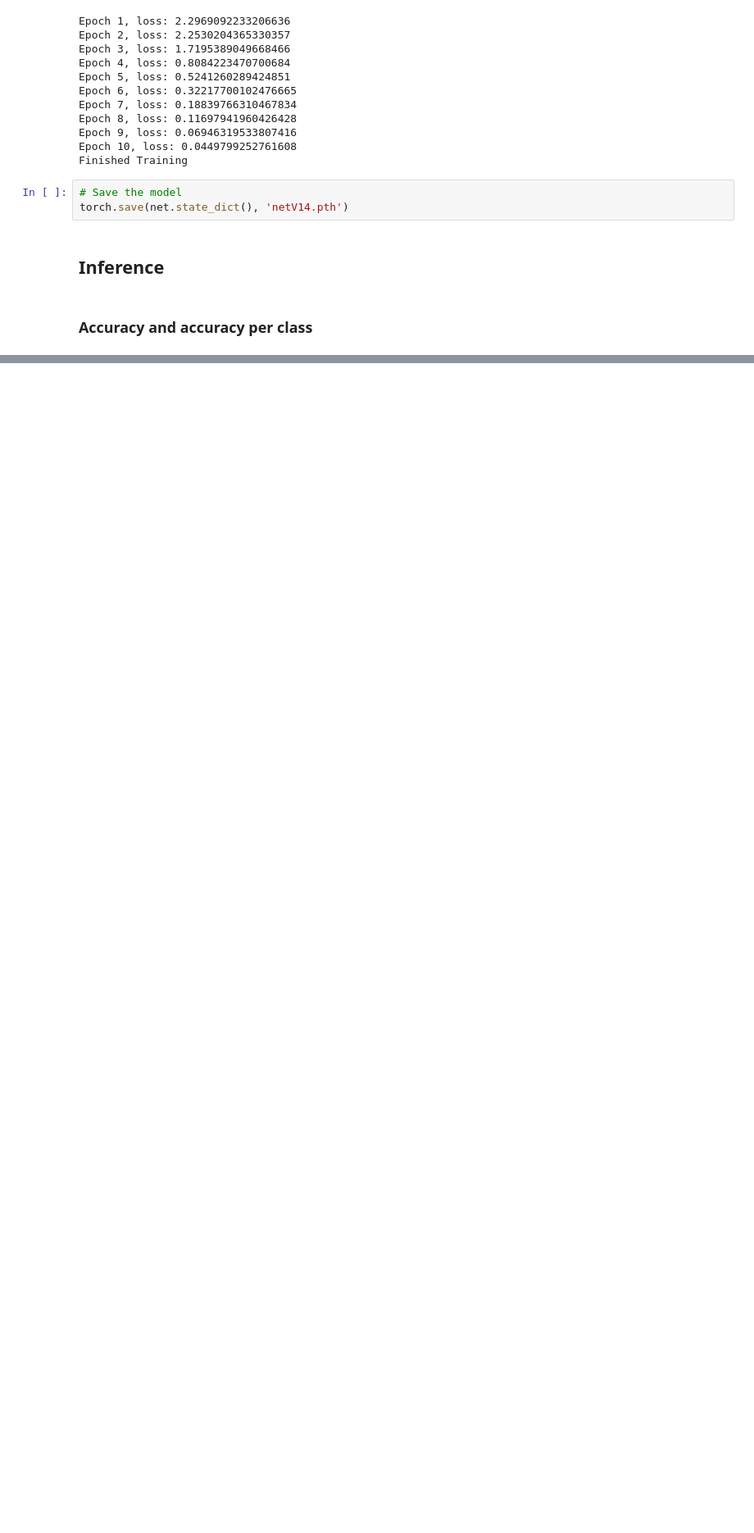
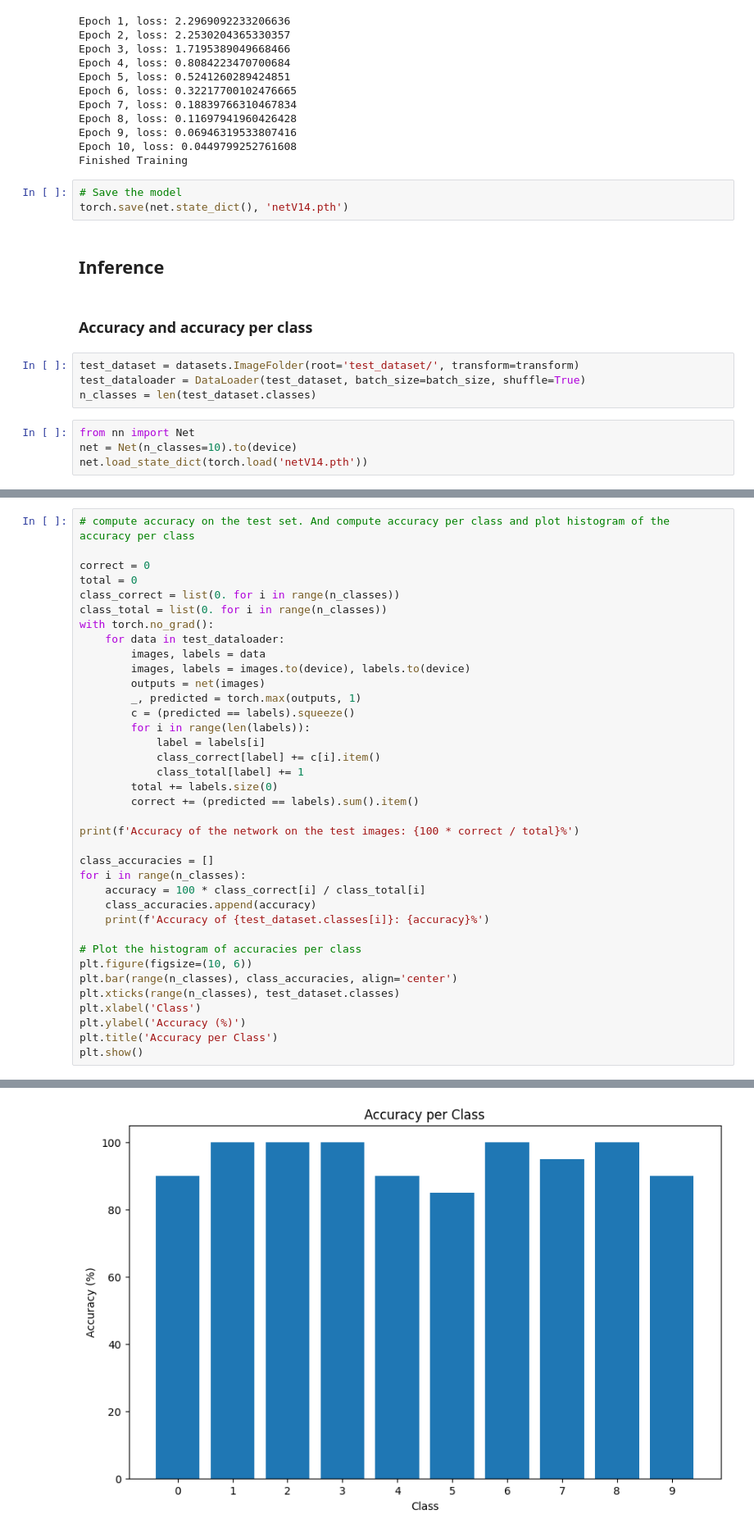
Before and after one commit to LucasColas/Digit-Guesser, a Jupyter notebook: DeepLearning/deep_learning.ipynb, the cells around one changed output, grey strips where cells are left out. Shown: that part at 82% size. Drawn from its saved outputs; the diff is of its cells as text; blank space fills up the shorter version.

```diff
--- a/DeepLearning/deep_learning.ipynb
+++ b/DeepLearning/deep_learning.ipynb
@@ -146,3 +150,11 @@ torch.save(net.state_dict(), 'netV14.pth')
 ## Inference
 # %% [markdown]
 ### Accuracy and accuracy per class
+# %%
+test_dataset = datasets.ImageFolder(root='test_dataset/', transform=transform)
+test_dataloader = DataLoader(test_dataset, batch_size=batch_size, shuffle=True)
+n_classes = len(test_dataset.classes)
+# %%
+from nn import Net
+net = Net(n_classes=10).to(device)
+net.load_state_dict(torch.load('netV14.pth'))
@@ -148,0 +163,38 @@ torch.save(net.state_dict(), 'netV14.pth')
+# %%
+# compute accuracy on the test set. And compute accuracy per class and plot histogram of the accuracy per class
+
+correct = 0
+total = 0
+class_correct = list(0. for i in range(n_classes))
+class_total = list(0. for i in range(n_classes))
+with torch.no_grad():
+    for data in test_dataloader:
+        images, labels = data
+        images, labels = images.to(device), labels.to(device)
+        outputs = net(images)
+        _, predicted = torch.max(outputs, 1)
+        c = (predicted == labels).squeeze()
+        for i in range(len(labels)):
+            label = labels[i]
+            class_correct[label] += c[i].item()
+            class_total[label] += 1
+        total += labels.size(0)
+        correct += (predicted == labels).sum().item()
+
+print(f'Accuracy of the network on the test images: {100 * correct / total}%')
+
+class_accuracies = []
+for i in range(n_classes):
+    accuracy = 100 * class_correct[i] / class_total[i]
+    class_accuracies.append(accuracy)
+    print(f'Accuracy of {test_dataset.classes[i]}: {accuracy}%')
+
+# Plot the histogram of accuracies per class
+plt.figure(figsize=(10, 6))
+plt.bar(range(n_classes), class_accuracies, align='center')
+plt.xticks(range(n_classes), test_dataset.classes)
+plt.xlabel('Class')
+plt.ylabel('Accuracy (%)')
+plt.title('Accuracy per Class')
+plt.show()
+# %% [output]
@@ -148,0 +212 @@ torch.save(net.state_dict(), 'netV14.pth')
+[figure, added]
```
Also changed, not shown: parts of 4 cells of this notebook.
